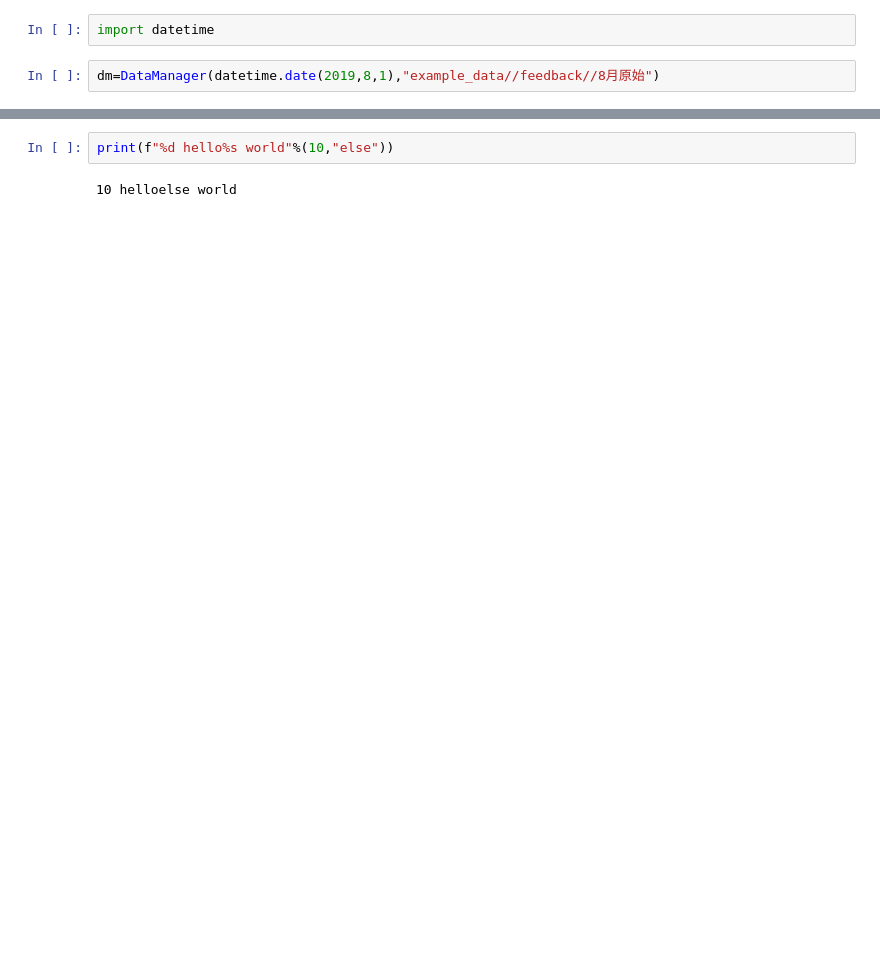
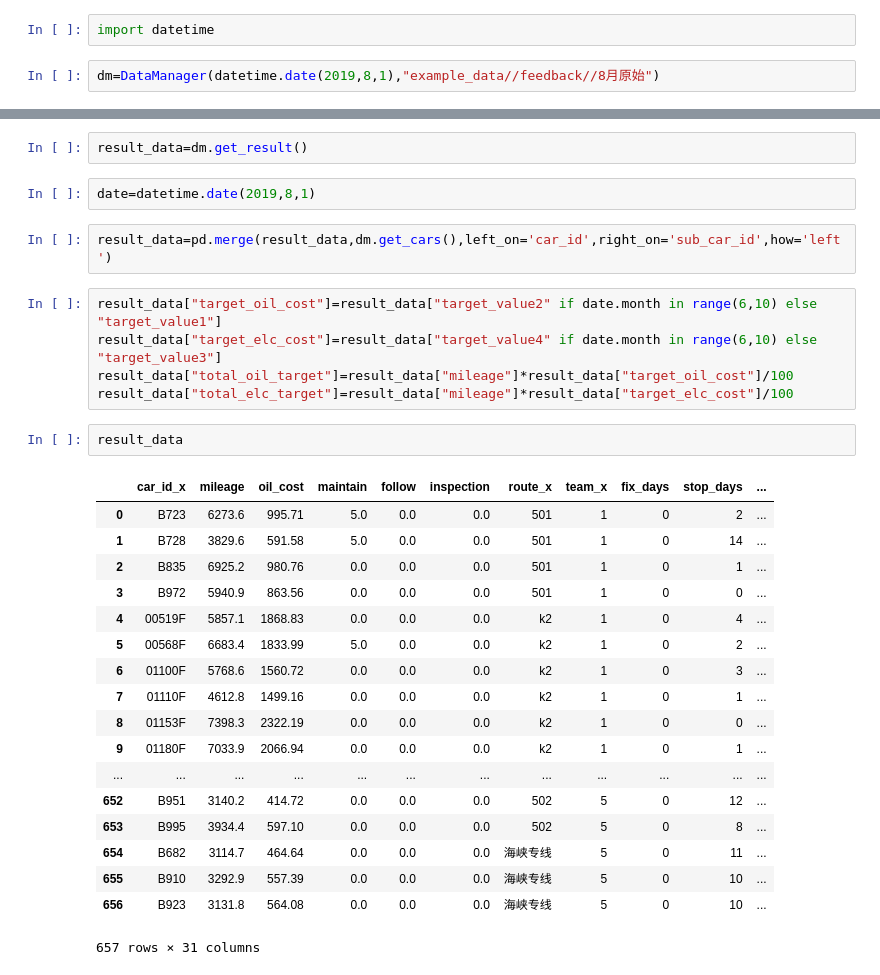
Before and after one commit to zstar2013/bus_sys_dst, a Jupyter notebook: DM_class.ipynb, the cells around one changed output, grey strips where cells are left out. Drawn from its saved outputs; the diff is of its cells as text; blank space fills up the shorter version.

```diff
--- a/DM_class.ipynb
+++ b/DM_class.ipynb
@@ -186,4 +172,32 @@ outer_result
-# %%
-print(f"%d hello%s world"%(10,"else"))
-# %% [output]
-10 helloelse world
+# %%
+result_data=dm.get_result()
+# %%
+date=datetime.date(2019,8,1)
+# %%
+result_data=pd.merge(result_data,dm.get_cars(),left_on='car_id',right_on='sub_car_id',how='left')
+# %%
+result_data["target_oil_cost"]=result_data["target_value2" if date.month in range(6,10) else "target_value1"]
+result_data["target_elc_cost"]=result_data["target_value4" if date.month in range(6,10) else "target_value3"]
+result_data["total_oil_target"]=result_data["mileage"]*result_data["target_oil_cost"]/100
+result_data["total_elc_target"]=result_data["mileage"]*result_data["target_elc_cost"]/100
+# %%
+result_data
+# %% [output]
+|  | car_id_x | mileage | oil_cost | maintain | follow | inspection | route_x | team_x | fix_days | stop_days | ... |
+| 0 | B723 | 6273.6 | 995.71 | 5.0 | 0.0 | 0.0 | 501 | 1 | 0 | 2 | ... |
+| 1 | B728 | 3829.6 | 591.58 | 5.0 | 0.0 | 0.0 | 501 | 1 | 0 | 14 | ... |
+| 2 | B835 | 6925.2 | 980.76 | 0.0 | 0.0 | 0.0 | 501 | 1 | 0 | 1 | ... |
+| 3 | B972 | 5940.9 | 863.56 | 0.0 | 0.0 | 0.0 | 501 | 1 | 0 | 0 | ... |
+| 4 | 00519F | 5857.1 | 1868.83 | 0.0 | 0.0 | 0.0 | k2 | 1 | 0 | 4 | ... |
+| 5 | 00568F | 6683.4 | 1833.99 | 5.0 | 0.0 | 0.0 | k2 | 1 | 0 | 2 | ... |
+| 6 | 01100F | 5768.6 | 1560.72 | 0.0 | 0.0 | 0.0 | k2 | 1 | 0 | 3 | ... |
+| 7 | 01110F | 4612.8 | 1499.16 | 0.0 | 0.0 | 0.0 | k2 | 1 | 0 | 1 | ... |
+| 8 | 01153F | 7398.3 | 2322.19 | 0.0 | 0.0 | 0.0 | k2 | 1 | 0 | 0 | ... |
+| 9 | 01180F | 7033.9 | 2066.94 | 0.0 | 0.0 | 0.0 | k2 | 1 | 0 | 1 | ... |
+| ... | ... | ... | ... | ... | ... | ... | ... | ... | ... | ... | ... |
+| 652 | B951 | 3140.2 | 414.72 | 0.0 | 0.0 | 0.0 | 502 | 5 | 0 | 12 | ... |
+| 653 | B995 | 3934.4 | 597.10 | 0.0 | 0.0 | 0.0 | 502 | 5 | 0 | 8 | ... |
+| 654 | B682 | 3114.7 | 464.64 | 0.0 | 0.0 | 0.0 | 海峡专线 | 5 | 0 | 11 | ... |
+| 655 | B910 | 3292.9 | 557.39 | 0.0 | 0.0 | 0.0 | 海峡专线 | 5 | 0 | 10 | ... |
+| 656 | B923 | 3131.8 | 564.08 | 0.0 | 0.0 | 0.0 | 海峡专线 | 5 | 0 | 10 | ... |
+657 rows × 31 columns
```
Also changed, not shown: parts of 4 cells of this notebook, 2 other files.
